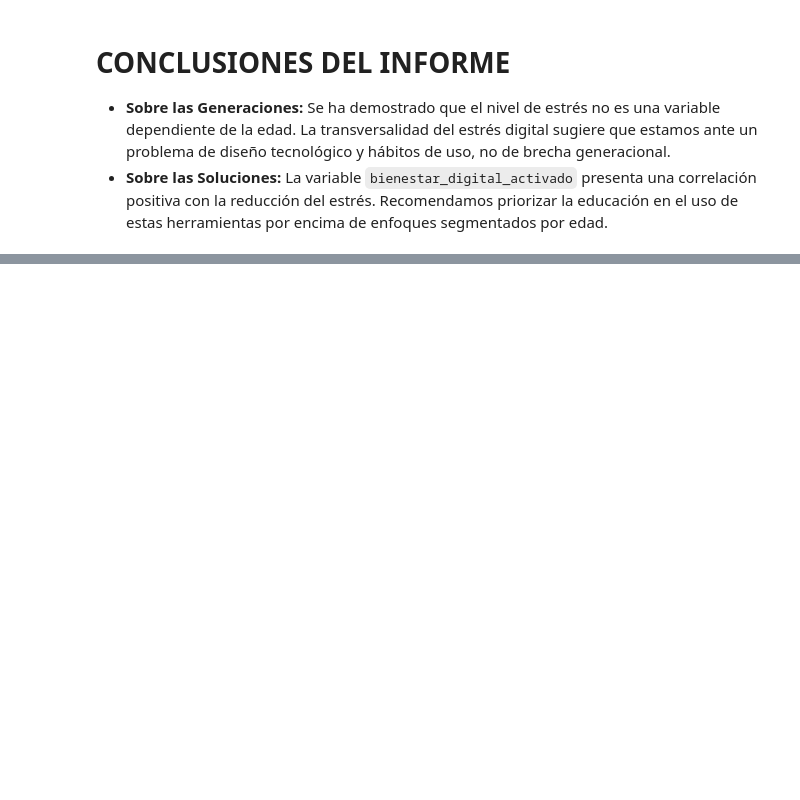
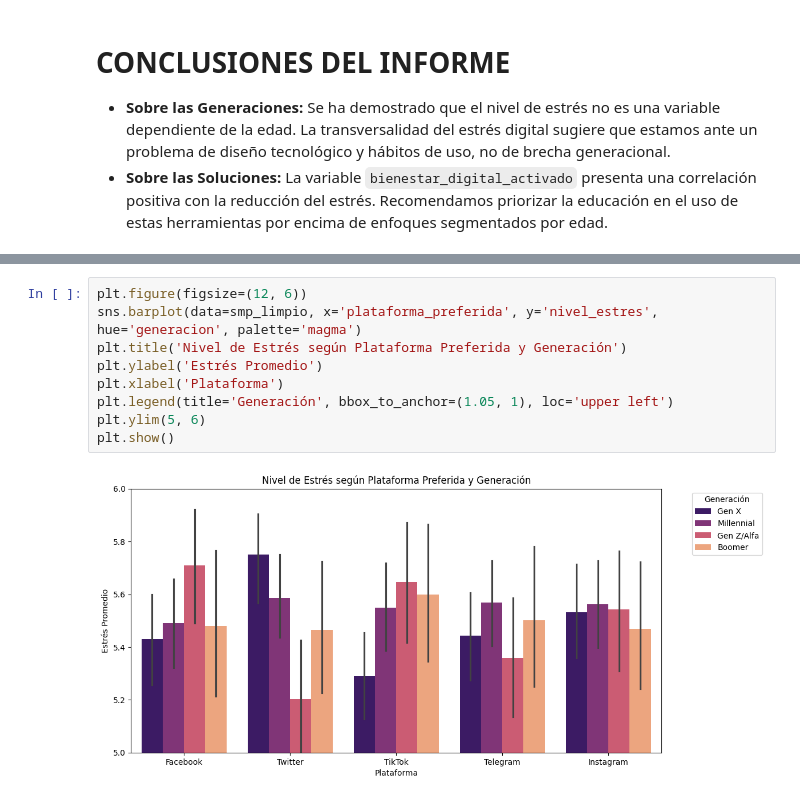
Before and after one commit to garrulero/EDA_Redes_sociales, a Jupyter notebook: memoria.ipynb, the cells around one changed output, grey strips where cells are left out. Drawn from its saved outputs; the diff is of its cells as text; blank space fills up the shorter version.

```diff
--- a/memoria.ipynb
+++ b/memoria.ipynb
@@ -137,0 +256,11 @@ Passing `palette` without assigning `hue` is deprecated and will be removed in v
+# %%
+plt.figure(figsize=(12, 6))
+sns.barplot(data=smp_limpio, x='plataforma_preferida', y='nivel_estres', hue='generacion', palette='magma')
+plt.title('Nivel de Estrés según Plataforma Preferida y Generación')
+plt.ylabel('Estrés Promedio')
+plt.xlabel('Plataforma')
+plt.legend(title='Generación', bbox_to_anchor=(1.05, 1), loc='upper left')
+plt.ylim(5, 6)
+plt.show()
+# %% [output]
+[figure, added]
```
Also changed, not shown: parts of 17 cells of this notebook, 9 other files.
